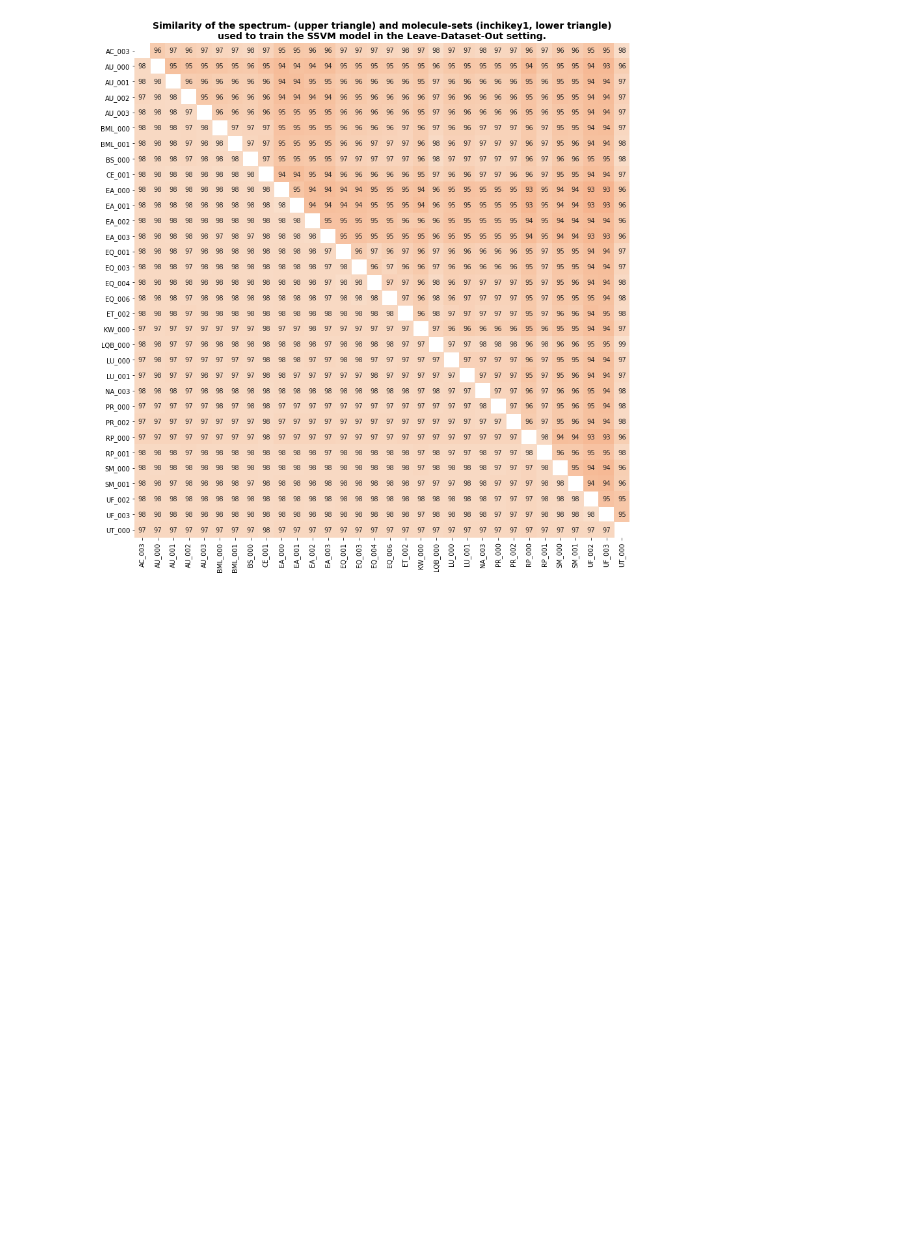
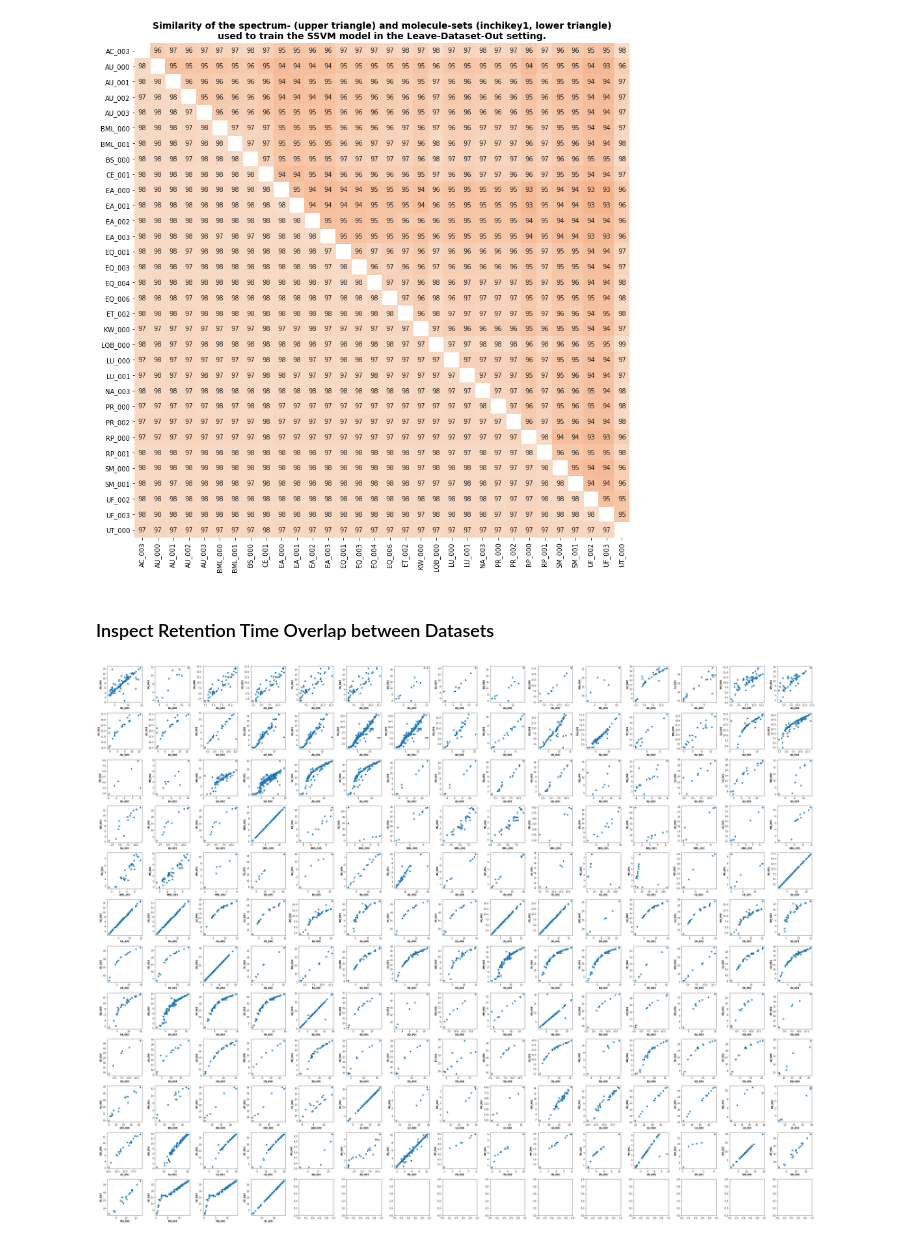
Before and after one commit to bachi55/massbank2db_FILES, a Jupyter notebook: analysis/develop_testset_split_approach.ipynb, the cells around one changed output. Saved outputs shown, nothing was run; the diff lists cells and outputs as text; code cells hidden in the pictures; blank space fills up the shorter version.

```diff
--- a/analysis/develop_testset_split_approach.ipynb
+++ b/analysis/develop_testset_split_approach.ipynb
@@ -346,3 +346,34 @@ _ = ax.set_title(
 )
 # %% [output]
 [figure]
+# %% [markdown]
+### Inspect Retention Time Overlap between Datasets
+# %%
+n_plots_needed = (len(datasets)**2 - len(datasets)) / 2
+n_cols = 15
+n_rows = 12
+
+fig, axrr = plt.subplots(n_rows, n_cols, figsize=(45, 35))
+
+idx = 0
+for d1, d2 in it.combinations(datasets, 2):
+    if (d1 == "AU_001") or (d2 == "AU_001"):
+        # We skip HILIC datasets
+        continue
+
+    df = pd.merge(
+        pd.read_sql("SELECT molecule, retention_time FROM scored_spectra_meta WHERE dataset IS '%s'" % d1, DB_CONN_FULL_RO),
+        pd.read_sql("SELECT molecule, retention_time FROM scored_spectra_meta WHERE dataset IS '%s'" % d2, DB_CONN_FULL_RO),
+        on="molecule"
+    )
+
+    if len(df) > 5:
+        r, c = np.unravel_index(idx, axrr.shape)
+        axrr[r, c].scatter(df["retention_time_x"], df["retention_time_y"])
+        axrr[r, c].set_xlabel(d1, fontweight="bold")
+        axrr[r, c].set_ylabel(d2, fontweight="bold")
+        idx += 1
+
+plt.tight_layout()
+# %% [output]
+[figure, added]
```
Also changed, not shown: parts of 4 cells of this notebook, 2 other files.
